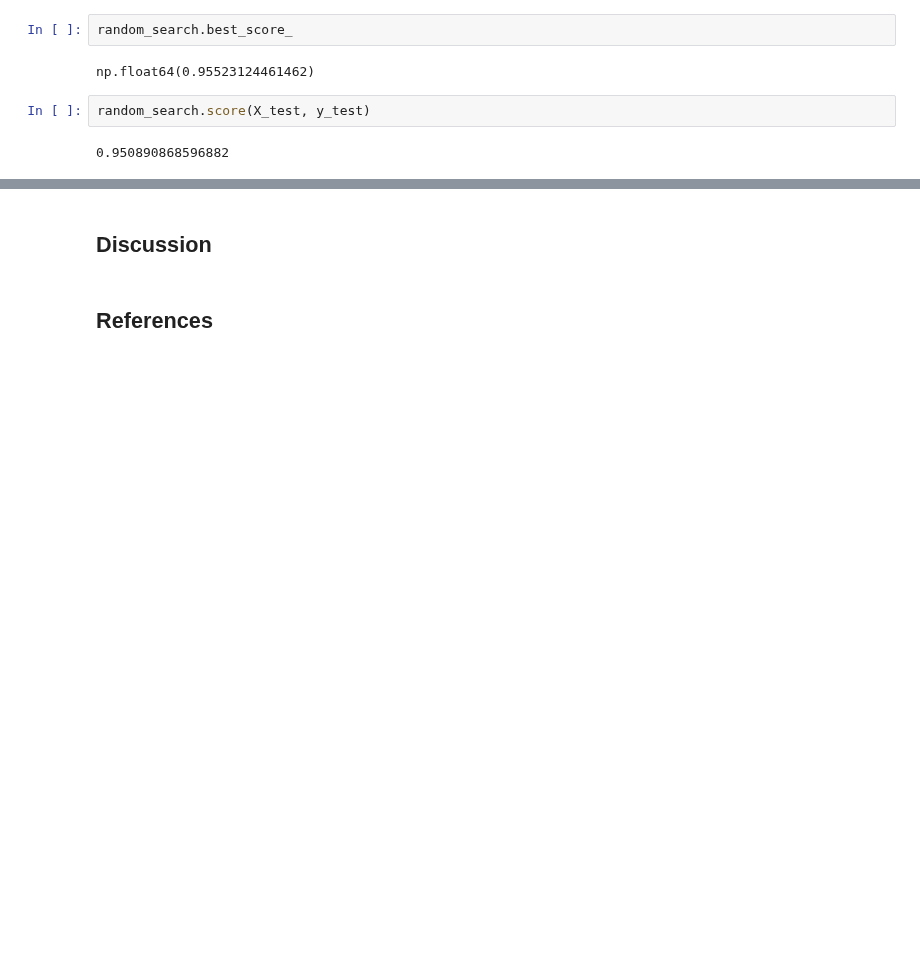
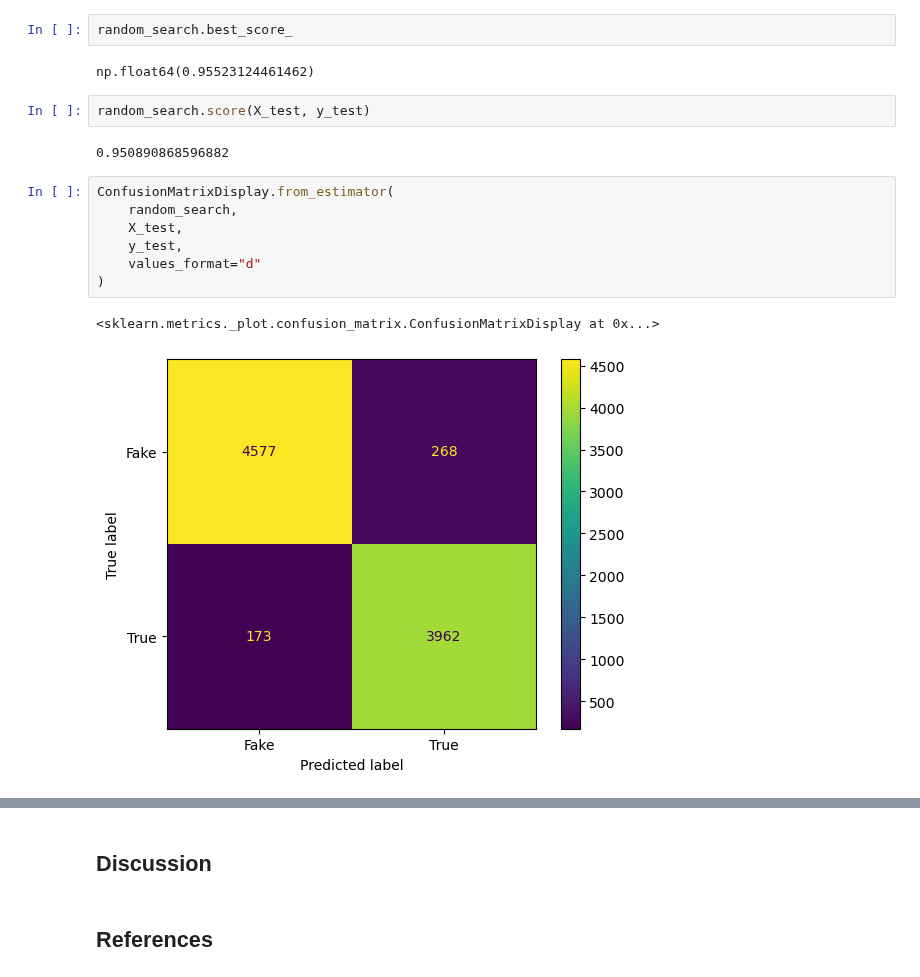
Before and after one commit to Vin-dictive/fake-real-news-detection, a Jupyter notebook: notebooks/analysis.ipynb, the cells around one changed output, grey strips where cells are left out. Cells and saved outputs as stored; diff of their text form; blank space fills up the shorter version.

Commit message:
Prediction visualizations done

```diff
--- a/notebooks/analysis.ipynb
+++ b/notebooks/analysis.ipynb
@@ -262,3 +263,13 @@ np.float64(0.95523124461462)
 random_search.score(X_test, y_test)
 # %% [output]
 0.950890868596882
+# %%
+ConfusionMatrixDisplay.from_estimator(
+    random_search,
+    X_test,
+    y_test,
+    values_format="d"
+)
+# %% [output]
+<sklearn.metrics._plot.confusion_matrix.ConfusionMatrixDisplay at 0x...>
+[figure, added]
```
Also changed, not shown: parts of 3 cells of this notebook.
